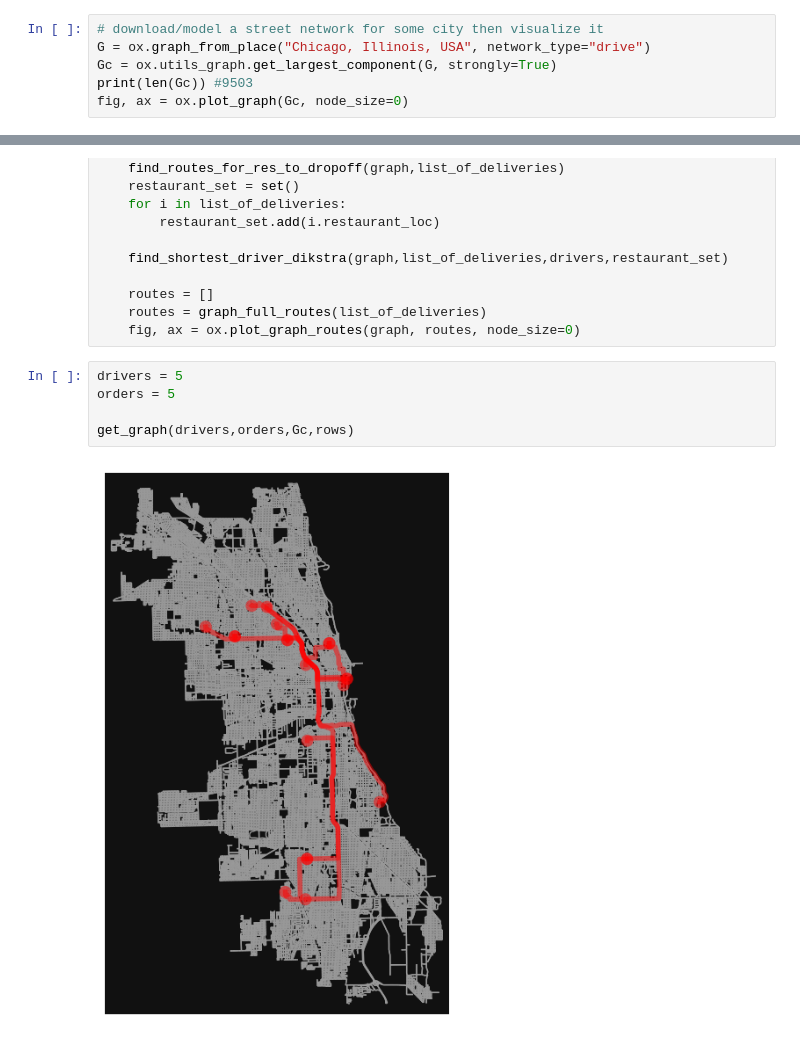
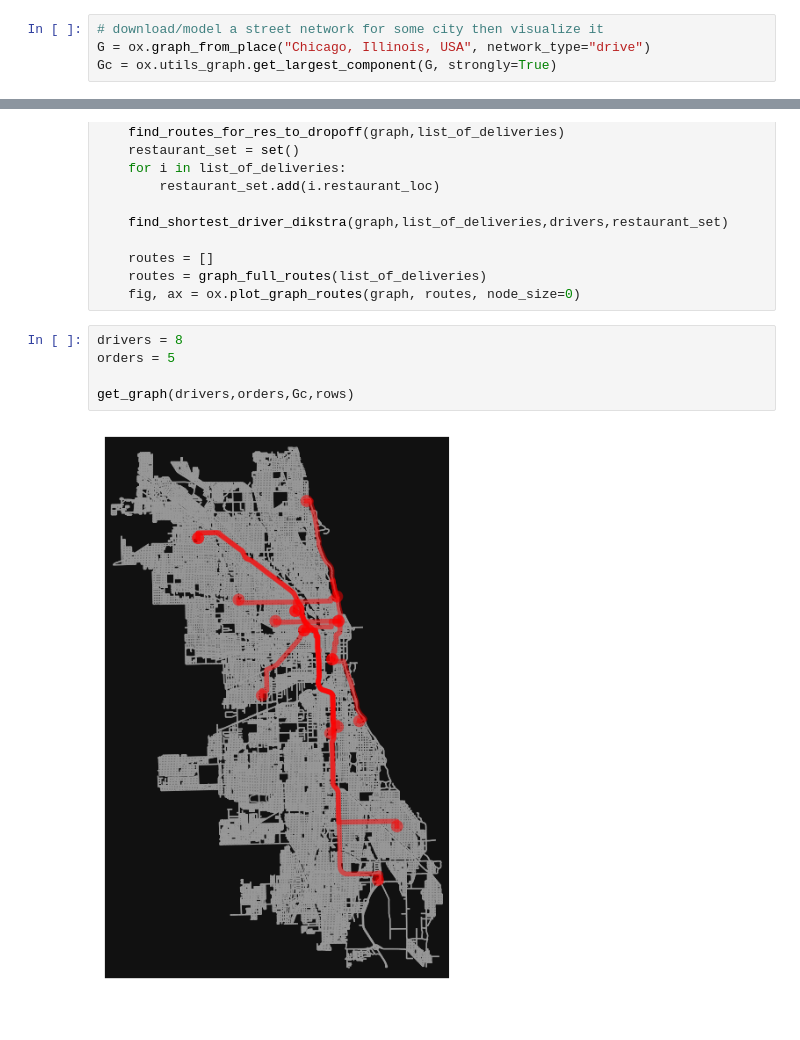
Before and after one commit to GharretWilcut/AlgorithmsHonorsProject_2024, a Jupyter notebook: testOSMNX.ipynb, the cells around one changed output, grey strips where cells are left out. Cells and saved outputs as stored; diff of their text form.

```diff
--- a/testOSMNX.ipynb
+++ b/testOSMNX.ipynb
@@ -54,5 +54,3 @@ random.seed(None)
 # download/model a street network for some city then visualize it
 G = ox.graph_from_place("Chicago, Illinois, USA", network_type="drive")
 Gc = ox.utils_graph.get_largest_component(G, strongly=True)
-print(len(Gc)) #9503
-fig, ax = ox.plot_graph(Gc, node_size=0)
@@ -106,9 +101,9 @@ def get_graph(num_of_drivers,num_of_deliveries,graph,restaurants):
     routes = graph_full_routes(list_of_deliveries)
     fig, ax = ox.plot_graph_routes(graph, routes, node_size=0)
 # %%
-drivers = 5
+drivers = 8
 orders = 5
 
 get_graph(drivers,orders,Gc,rows)
 # %% [output]
-[figure, old version]
+[figure, new version]
```
Also changed, not shown: parts of 1 cell of this notebook.
